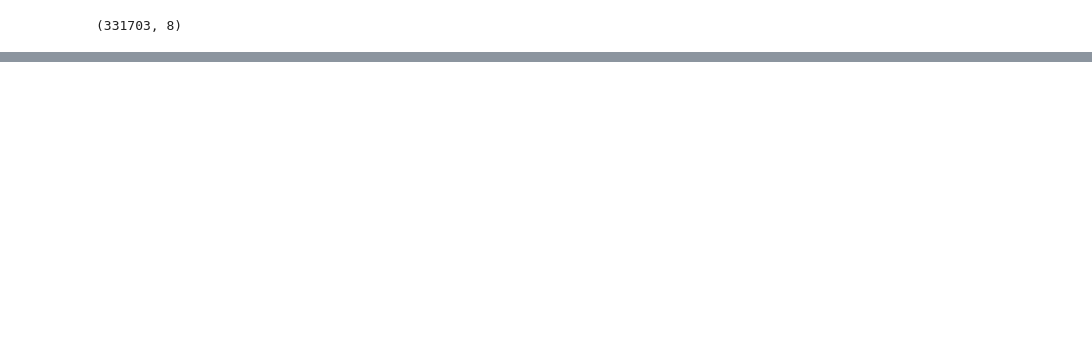
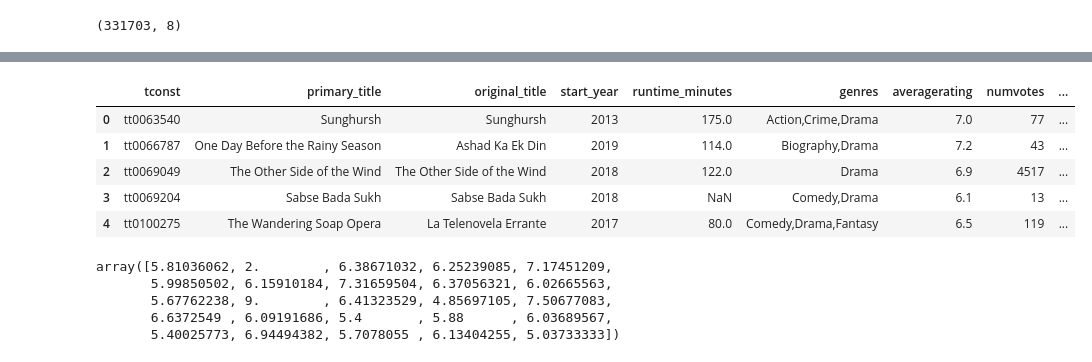
Before and after one commit to learn-co-curriculum/dsc-phase-1-project, a Jupyter notebook: Movie Titles Scrapbook.ipynb, the cells around one changed output, grey strips where cells are left out. Saved outputs shown, nothing was run; the diff lists cells and outputs as text; code cells hidden in the pictures; blank space fills up the shorter version.

```diff
--- a/Movie Titles Scrapbook.ipynb
+++ b/Movie Titles Scrapbook.ipynb
@@ -61,0 +73,19 @@ Notes:
+# %%
+ratings_merged_df['main_genre'] = ratings_merged_df['genres'].str.split(',').str.get(0)
+ratings_merged_df.head()
+# %% [output]
+|  | tconst | primary_title | original_title | start_year | runtime_minutes | genres | averagerating | numvotes | ... |
+| 0 | tt0063540 | Sunghursh | Sunghursh | 2013 | 175.0 | Action,Crime,Drama | 7.0 | 77 | ... |
+| 1 | tt0066787 | One Day Before the Rainy Season | Ashad Ka Ek Din | 2019 | 114.0 | Biography,Drama | 7.2 | 43 | ... |
+| 2 | tt0069049 | The Other Side of the Wind | The Other Side of the Wind | 2018 | 122.0 | Drama | 6.9 | 4517 | ... |
+| 3 | tt0069204 | Sabse Bada Sukh | Sabse Bada Sukh | 2018 | NaN | Comedy,Drama | 6.1 | 13 | ... |
+| 4 | tt0100275 | The Wandering Soap Opera | La Telenovela Errante | 2017 | 80.0 | Comedy,Drama,Fantasy | 6.5 | 119 | ... |
+# %%
+genre_ratings = ratings_merged_df.groupby('main_genre')['averagerating'].describe()
+genre_ratings['mean'].values
+# %% [output]
+array([5.81036062, 2.        , 6.38671032, 6.25239085, 7.17451209,
+       5.99850502, 6.15910184, 7.31659504, 6.37056321, 6.02665563,
+       5.67762238, 9.        , 6.41323529, 4.85697105, 7.50677083,
+       6.6372549 , 6.09191686, 5.4       , 5.88      , 6.03689567,
+       5.40025773, 6.94494382, 5.7078055 , 6.13404255, 5.03733333])
```
Also changed, not shown: parts of 10 cells of this notebook, 1 other file.
